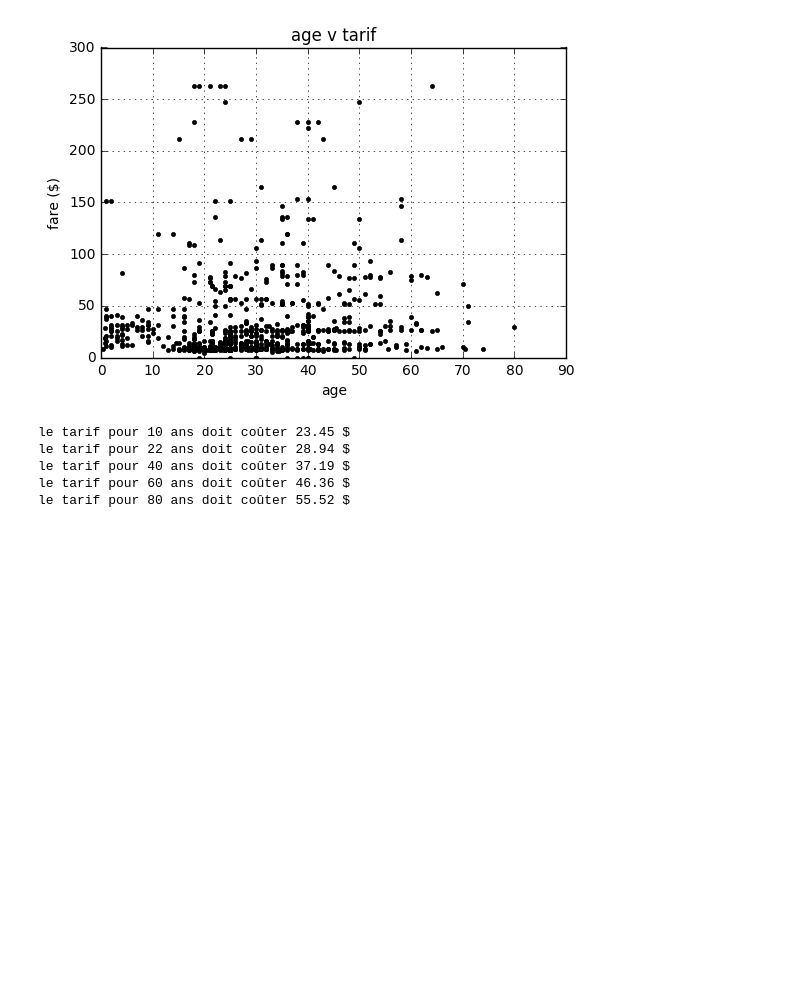
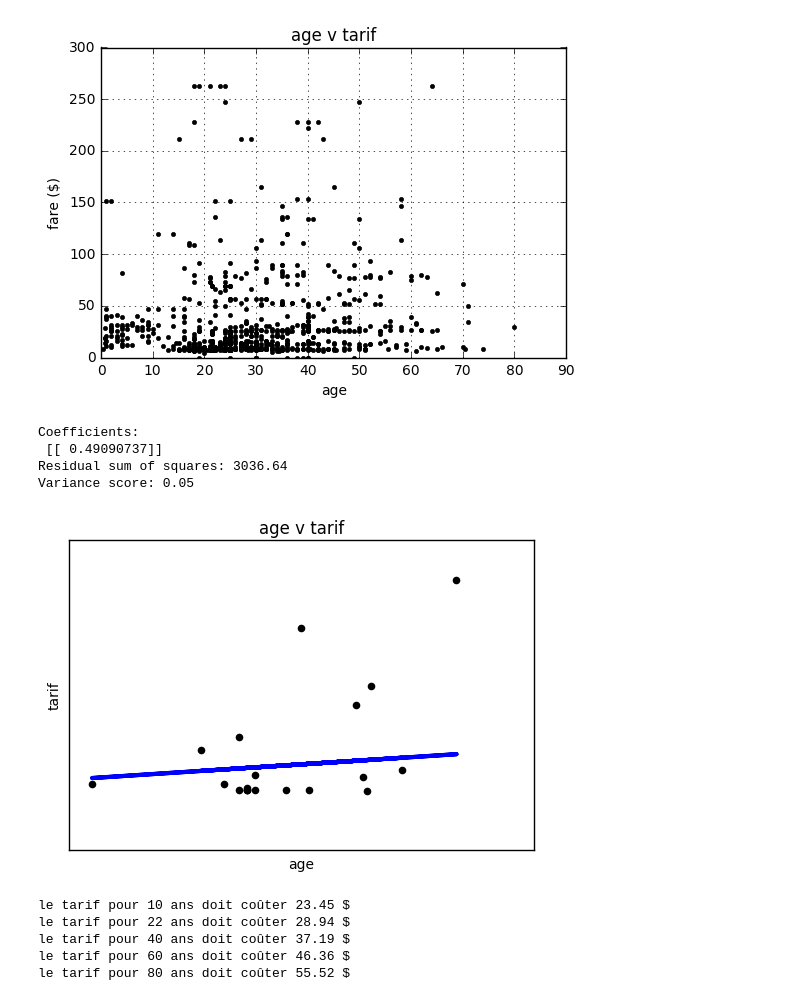
Before and after one commit to RomainGuilbaud/project-Romain, a Jupyter notebook: P1/pandas.ipynb, the cells around one changed output. Cells and saved outputs as stored; diff of their text form; code cells hidden in the pictures; blank space fills up the shorter version.

```diff
--- a/P1/pandas.ipynb
+++ b/P1/pandas.ipynb
@@ -392,5 +439,7 @@ df[ df['Age'].isnull() ][['Gender','Pclass','Age','AgeFill']].head(10)
 # %%
 df['AgeIsNull'] = pd.isnull(df.Age).astype(int)
+datap['AgeIsNull'] = pd.isnull(datap.Age).astype(int)
+testp['AgeIsNull'] = pd.isnull(testp.Age).astype(int)
 # %% [markdown]
 C'est parfois commode d'avoir des critères bêtement dérivées d'autres critères.
 
@@ -421,10 +470,14 @@ df
 # %%
 # parch is number of parents or children on board.
 df['FamilySize'] = df['SibSp'] + df['Parch']
+datap['FamilySize'] = df['SibSp'] + df['Parch']
+testp['FamilySize'] = df['SibSp'] + df['Parch']
 
 # Class affected survival.  Maybe age will, too.
 # Who knows, maybe the product will be predictive, too.  Let's set it up.
 df['Age*Class'] = df.AgeFill * df.Pclass
+datap['Age*Class'] = df.AgeFill * df.Pclass
+testp['Age*Class'] = df.AgeFill * df.Pclass
 # %% [markdown]
 Exercices :
 
@@ -502,3 +557,53 @@ plt.show()
+# %%
+# Code source: Jaques Grobler
+# License: BSD 3 clause
+
+import matplotlib.pyplot as plt
+import numpy as np
+from sklearn import datasets, linear_model
+
+# Load the diabetes dataset
+
+# Split the data into training/testing sets
+data_X_train = datap['AgeFill'].to_frame()[:-20]
+data_X_test = testp['AgeFill'].to_frame()[-20:]
+
+# Split the targets into training/testing sets
+data_y_train = datap['Fare'].to_frame()[:-20]
+data_y_test = testp['Fare'].to_frame()[-20:]
+
+# Create linear regression object
+regr = linear_model.LinearRegression()
+
+# Train the model using the training sets
+regr.fit(data_X_train, data_y_train)
+
+# The coefficients
+print('Coefficients: \n', regr.coef_)
+# The mean square error
+print("Residual sum of squares: %.2f"
+      % np.mean((regr.predict(data_X_test) - data_y_test) ** 2))
+# Explained variance score: 1 is perfect prediction
+print('Variance score: %.2f' % regr.score(data_X_test, data_y_test))
+
+# Plot outputs
+plt.title('age v tarif')
+plt.xlabel('age')
+plt.ylabel('tarif')
+plt.scatter(data_X_test, data_y_test,  color='black')
+plt.plot(data_X_test, regr.predict(data_X_test), color='blue',
+         linewidth=3)
+
+plt.xticks(())
+plt.yticks(())
+
+plt.show()
+# %% [output]
+Coefficients:
+ [[ 0.49090737]]
+Residual sum of squares: 3036.64
+Variance score: 0.05
+[figure, added]
 # %%
 from sklearn.linear_model import LinearRegression
 model = LinearRegression()
```
Also changed, not shown: parts of 8 cells of this notebook.
